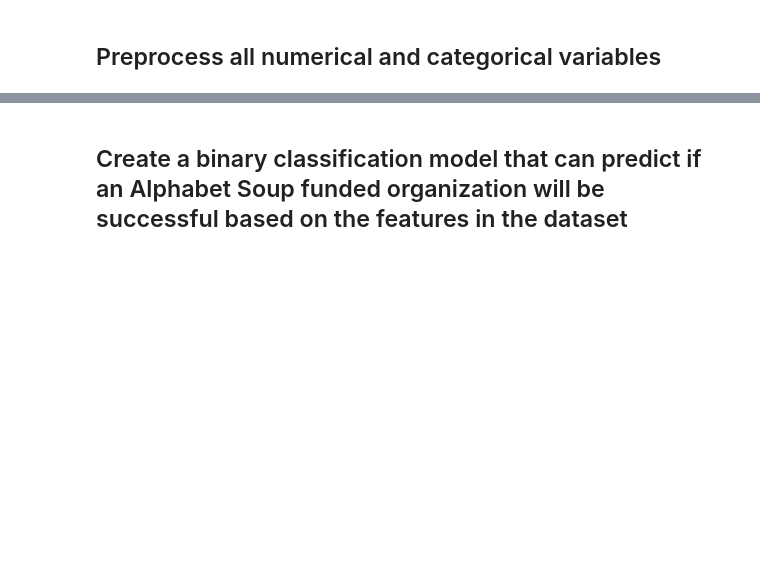
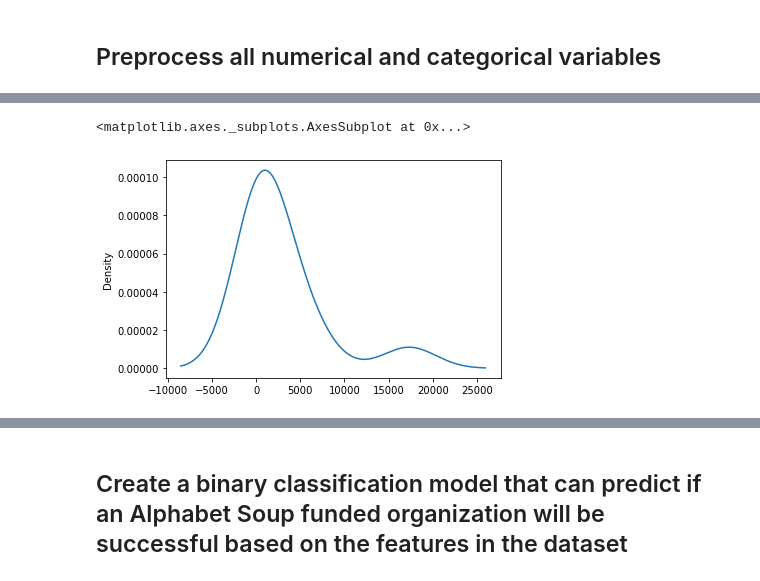
Before and after one commit to shayna-UT/AlphabetSoup, a Jupyter notebook: AlphabetSoupChallenge.ipynb, the cells around one changed output, grey strips where cells are left out. Saved outputs shown, nothing was run; the diff lists cells and outputs as text; code cells hidden in the pictures; blank space fills up the shorter version.

```diff
--- a/AlphabetSoupChallenge.ipynb
+++ b/AlphabetSoupChallenge.ipynb
@@ -226,0 +259,12 @@ Name: SPECIAL_CONSIDERATIONS, dtype: int64
+# %%
+# Determine which values to replace
+replace_classification = list(classification_counts[classification_counts < 100].index)
+
+# Replace in DataFrame
+for classification in replace_classification:
+    charity_df.CLASSIFICATION = charity_df.CLASSIFICATION.replace(classification,"Other")
+
+
+# Check to make sure binning was successful
+updated_classification_counts = charity_df.CLASSIFICATION.value_counts()
+updated_classification_counts
@@ -226,0 +285,6 @@ Name: SPECIAL_CONSIDERATIONS, dtype: int64
+# %%
+# Visualize the value counts
+updated_classification_counts.plot.density()
+# %% [output]
+<matplotlib.axes._subplots.AxesSubplot at 0x...>
+[figure, added]
```
Also changed, not shown: parts of 7 cells of this notebook.
